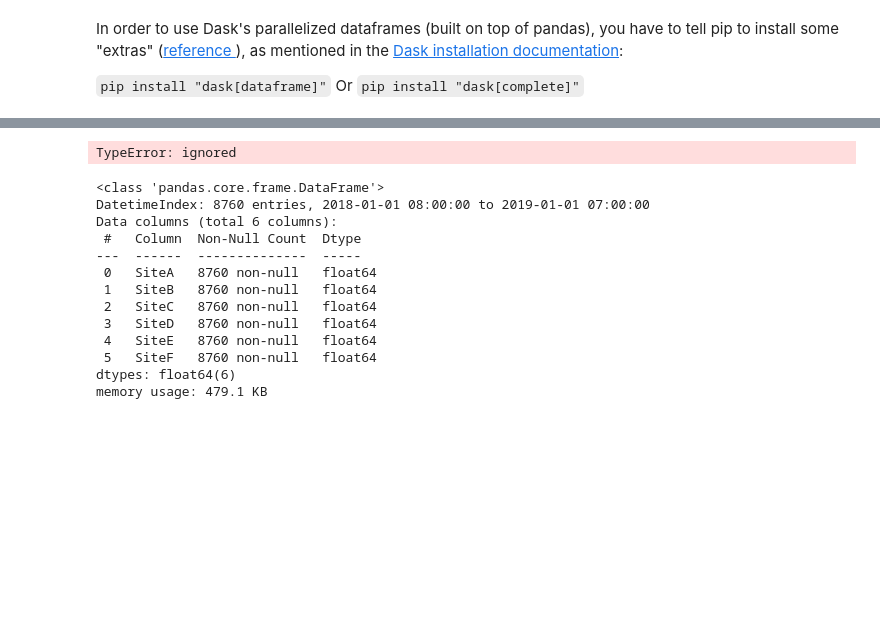
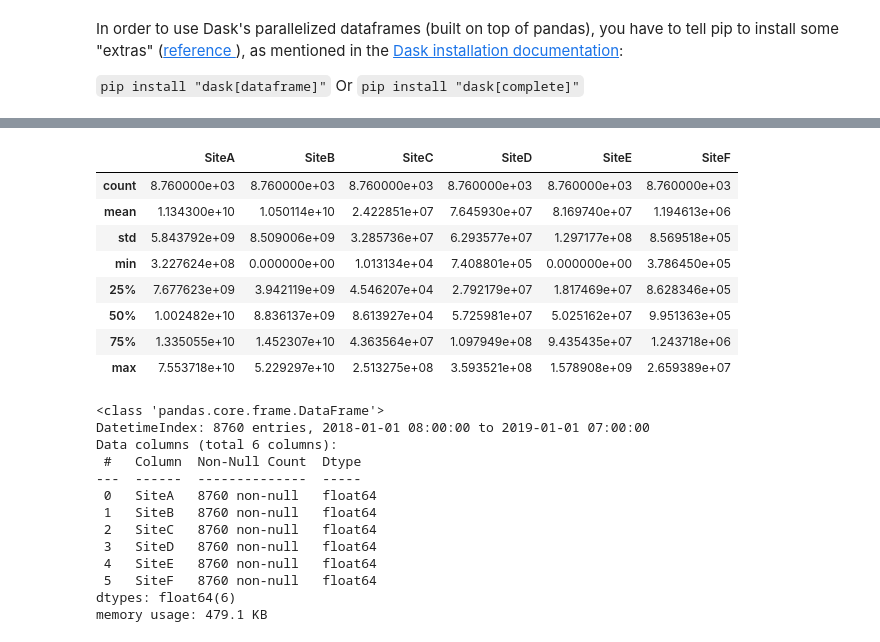
Before and after one commit to abidshafee/autoML-tsModel, a Jupyter notebook: AutoML_ts_Model.ipynb, the cells around one changed output, grey strips where cells are left out. Saved outputs shown, nothing was run; the diff lists cells and outputs as text; code cells hidden in the pictures; blank space fills up the shorter version.

```diff
--- a/AutoML_ts_Model.ipynb
+++ b/AutoML_ts_Model.ipynb
@@ -27,9 +44,17 @@ Saving throughput_metrics.csv to throughput_metrics.csv
 # df = pd.read_csv("throughput_metrics.csv", parse_dates=['Time'], index_col='Time')
 df = pd.read_csv("https://raw.githubusercontent.com/abidshafee/autoML-tsModel/main/throughput_metrics.csv", parse_dates=['Time'], index_col='Time')
 # %%
-df.describe(include='All')
+df.describe(include='all')
 # %% [output]
-TypeError: ignored
+|  | SiteA | SiteB | SiteC | SiteD | SiteE | SiteF |
+| count | 8.760000e+03 | 8.760000e+03 | 8.760000e+03 | 8.760000e+03 | 8.760000e+03 | 8.760000e+03 |
+| mean | 1.134300e+10 | 1.050114e+10 | 2.422851e+07 | 7.645930e+07 | 8.169740e+07 | 1.194613e+06 |
+| std | 5.843792e+09 | 8.509006e+09 | 3.285736e+07 | 6.293577e+07 | 1.297177e+08 | 8.569518e+05 |
+| min | 3.227624e+08 | 0.000000e+00 | 1.013134e+04 | 7.408801e+05 | 0.000000e+00 | 3.786450e+05 |
+| 25% | 7.677623e+09 | 3.942119e+09 | 4.546207e+04 | 2.792179e+07 | 1.817469e+07 | 8.628346e+05 |
+| 50% | 1.002482e+10 | 8.836137e+09 | 8.613927e+04 | 5.725981e+07 | 5.025162e+07 | 9.951363e+05 |
+| 75% | 1.335055e+10 | 1.452307e+10 | 4.363564e+07 | 1.097949e+08 | 9.435435e+07 | 1.243718e+06 |
+| max | 7.553718e+10 | 5.229297e+10 | 2.513275e+08 | 3.593521e+08 | 1.578908e+09 | 2.659389e+07 |
 # %%
 df.info()
 # %% [output]
```
Also changed, not shown: parts of 11 cells of this notebook.
